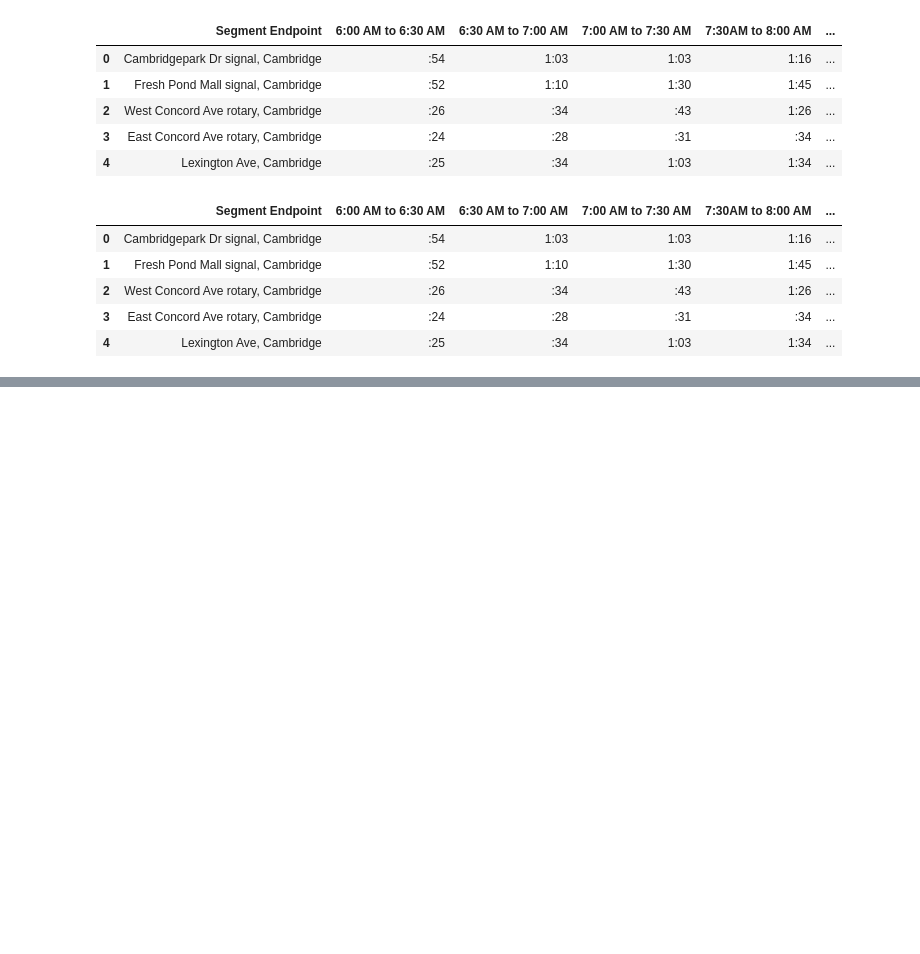
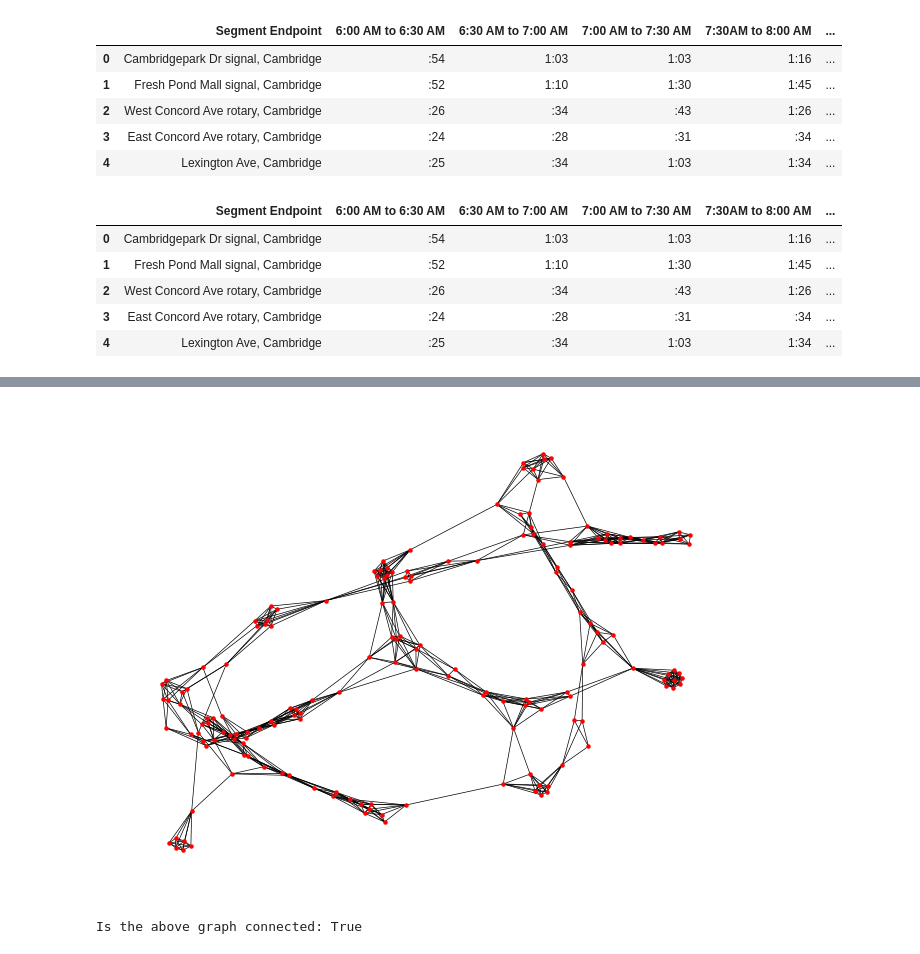
Before and after one commit to yzw19990124/GCN-Application, a Jupyter notebook: graph-init.ipynb, the cells around one changed output, grey strips where cells are left out. Saved outputs shown, nothing was run; the diff lists cells and outputs as text; code cells hidden in the pictures; blank space fills up the shorter version.

```diff
--- a/graph-init.ipynb
+++ b/graph-init.ipynb
@@ -198,7 +204,7 @@ edge_df = edge_df.drop_duplicates(ignore_index=True)
 edge_df["distance"] = ""
 num_loc = edge_df.shape[0]
 
-LIMIT = 5#number of locations should be considered for average distance, TOP-K
+LIMIT = 15#number of locations should be considered for average distance, TOP-K
 
 edge_dict = dd(list)
 for i in range(num_loc):
@@ -244,6 +250,6 @@ defaultdict(list,
 edge_matrix = np.zeros((num_loc, num_loc))
 for key, value in edge_dict.items():
     for edge in value:
-        edge_matrix[edge[0], edge[1]] = edge[2]
+        edge_matrix[edge[0], edge[1]] = edge[2]+np.e #add a small value to avoid 0
 edge_matrix
 # %% [output]
@@ -260,3 +266,10 @@ array([[0.        , 0.35348329, 0.58671912, ..., 0.        , 0.        ,
         0.        ],
        [0.        , 0.        , 0.        , ..., 0.        , 0.        ,
         0.        ]])
+# %%
+#an unweighted adj matrix
+unweighted_edge_matrix = np.zeros((num_loc, num_loc))
+for key, value in edge_dict.items():
+    for edge in value:
+        unweighted_edge_matrix[edge[0], edge[1]] = 1
+unweighted_edge_matrix
@@ -262,0 +284,16 @@ array([[0.        , 0.35348329, 0.58671912, ..., 0.        , 0.        ,
+# %%
+#Construct a visualization for the static graph from the adj matrix
+import networkx as nx
+import matplotlib.pyplot as plt
+
+G = nx.Graph(unweighted_edge_matrix)
+options = {'node_color': 'red', 'node_size': 5, 'width':0.5}
+#pos = nx.spring_layout(G)
+nx.draw(G, **options)
+# %% [output]
+[figure, added]
+# %%
+#verify there is no disconnected components
+print(f"Is the above graph connected: {nx.is_connected(G)}")
+# %% [output]
+Is the above graph connected: True
```
Also changed, not shown: parts of 7 cells of this notebook, 1 other file.
